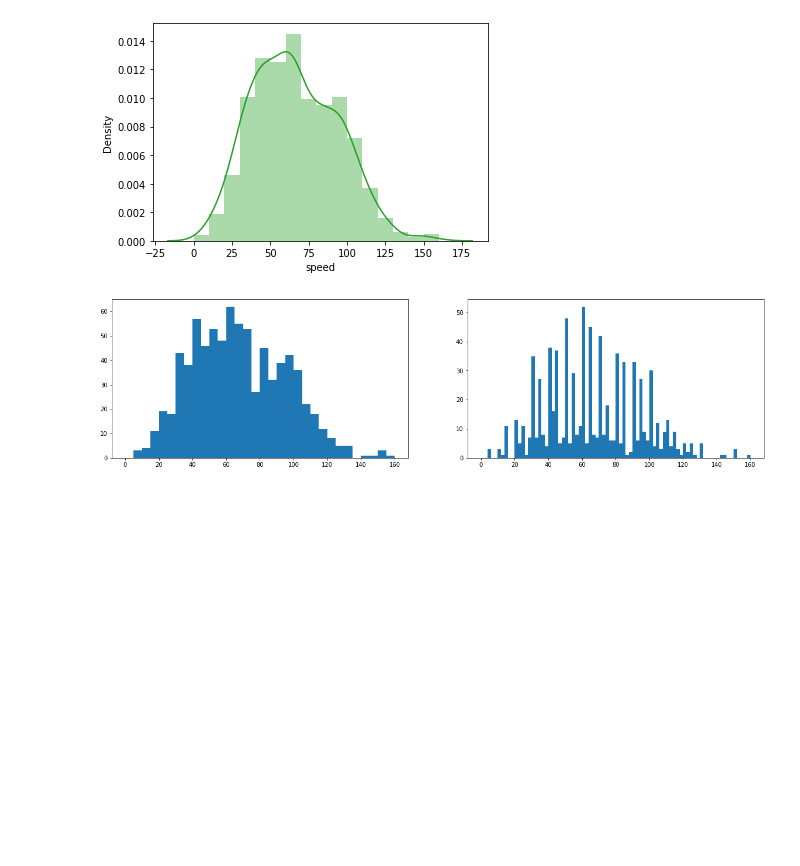
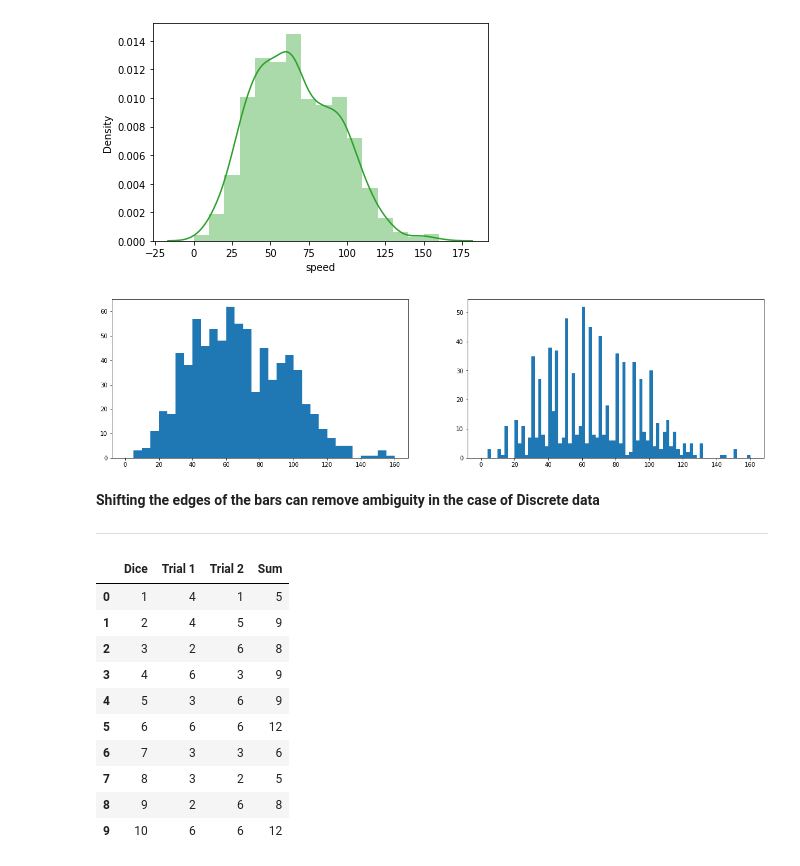
Before and after one commit to Mugi-JB/aws_ml, a Jupyter notebook: Bar_Chart_Practice.ipynb, the cells around one changed output. Saved outputs shown, nothing was run; the diff lists cells and outputs as text; code cells hidden in the pictures; blank space fills up the shorter version.

```diff
--- a/Bar_Chart_Practice.ipynb
+++ b/Bar_Chart_Practice.ipynb
@@ -214,3 +216,29 @@ bi=np.arange(0,pokemon['speed'].max()+2,2)
 plt.hist(data=pokemon, x='speed', bins=bi);
 # %% [output]
 [figure]
+# %% [markdown]
+**Shifting the edges of the bars can remove ambiguity in the case of Discrete data**
+
+
+---
+# %%
+
+die_rolls = pd.read_csv('./drive/MyDrive/Colab Notebooks/die-rolls.csv')
+
+# A fair dice has six-faces having numbers [1-6].
+# There are 100 dices, and two trials were conducted.
+# In each trial, all 100 dices were rolled down, and the outcome [1-6] was recorded.
+# The `Sum` column represents the sum of the outcomes in the two trials, for each given dice.
+die_rolls.head(10)
+# %% [output]
+|  | Dice | Trial 1 | Trial 2 | Sum |
+| 0 | 1 | 4 | 1 | 5 |
+| 1 | 2 | 4 | 5 | 9 |
+| 2 | 3 | 2 | 6 | 8 |
+| 3 | 4 | 6 | 3 | 9 |
+| 4 | 5 | 3 | 6 | 9 |
+| 5 | 6 | 6 | 6 | 12 |
+| 6 | 7 | 3 | 3 | 6 |
+| 7 | 8 | 3 | 2 | 5 |
+| 8 | 9 | 2 | 6 | 8 |
+| 9 | 10 | 6 | 6 | 12 |
```
Also changed, not shown: parts of 7 cells of this notebook.
